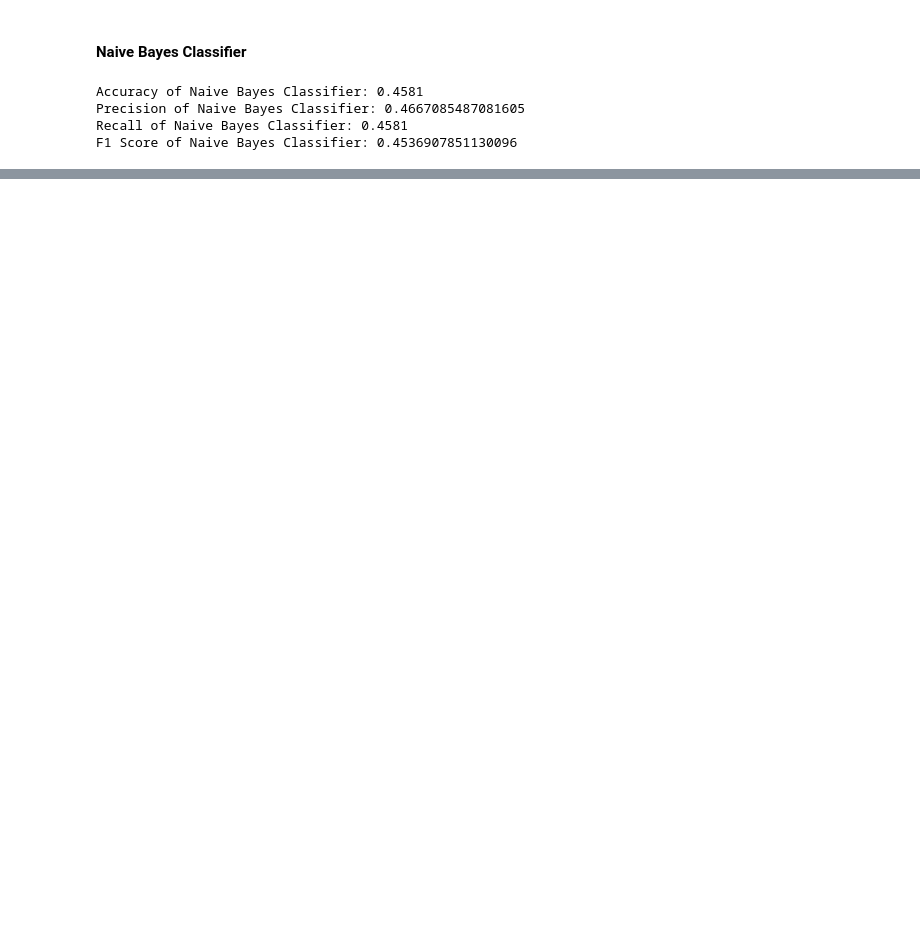
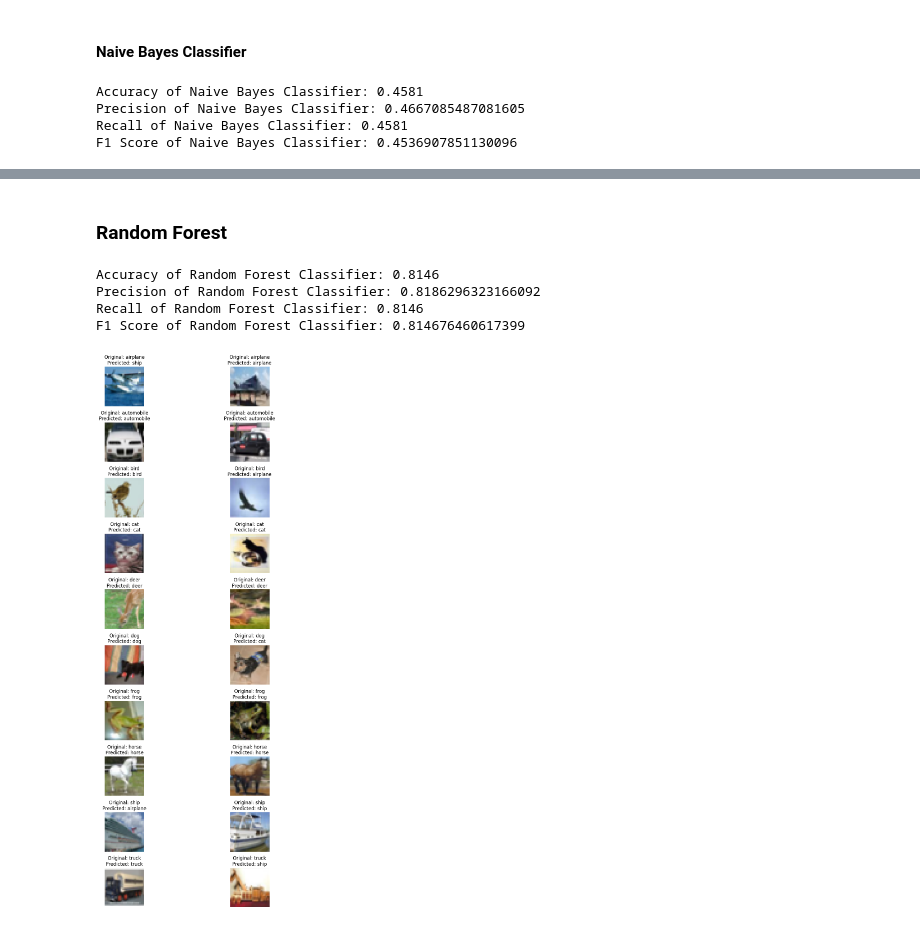
Before and after one commit to b22ee023/prml_object_recognition, a Jupyter notebook: object_recog.ipynb, the cells around one changed output, grey strips where cells are left out. Cells and saved outputs as stored; diff of their text form; code cells hidden in the pictures; blank space fills up the shorter version.

```diff
--- a/object_recog.ipynb
+++ b/object_recog.ipynb
@@ -1532,0 +1502,50 @@ F1 Score of Naive Bayes Classifier: 0.4536907851130096
+# %% [markdown]
+### Random Forest
+# %%
+# Train Random Forest classifier
+random_forest_model = RandomForestClassifier(n_estimators= 250 , max_depth = 10 , min_samples_leaf = 10 , min_samples_split = 15)
+random_forest_model.fit(X_train_CNN, y_train)
+
+y_pred_random_forest = random_forest_model.predict(X_test_CNN)
+
+
+accuracy_random_forest = accuracy_score(y_test, y_pred_random_forest)
+precision_random_forest = precision_score(y_test, y_pred_random_forest, average='weighted')
+recall_random_forest = recall_score(y_test, y_pred_random_forest, average='weighted')
+f1_random_forest = f1_score(y_test, y_pred_random_forest, average='weighted')
+
+print("Accuracy of Random Forest Classifier:", accuracy_random_forest)
+print("Precision of Random Forest Classifier:", precision_random_forest)
+print("Recall of Random Forest Classifier:", recall_random_forest)
+print("F1 Score of Random Forest Classifier:", f1_random_forest)
+# %% [output]
+Accuracy of Random Forest Classifier: 0.8146
+Precision of Random Forest Classifier: 0.8186296323166092
+Recall of Random Forest Classifier: 0.8146
+F1 Score of Random Forest Classifier: 0.814676460617399
+# %%
+import numpy as np
+import matplotlib.pyplot as plt
+
+# Define a function to display images along with their labels
+def plot_images(images, true_labels, pred_labels, class_names):
+    num_classes = len(class_names)
+    num_examples_per_class = 2
+    fig, axes = plt.subplots(num_classes, num_examples_per_class, figsize=(12, 2*num_classes))
+    for i, class_name in enumerate(class_names):
+        class_indices = np.where(true_labels == i)[0]
+        selected_indices = np.random.choice(class_indices, num_examples_per_class, replace=False)
+        for j, idx in enumerate(selected_indices):
+            axes[i, j].imshow(images[idx])
+            axes[i, j].set_title(f'Original: {class_names[true_labels[idx]]}\nPredicted: {class_names[pred_labels[idx]]}')
+            axes[i, j].axis('off')
+    plt.tight_layout()
+    plt.show()
+
+# Define class names
+class_names = np.array(['airplane', 'automobile', 'bird', 'cat', 'deer', 'dog', 'frog', 'horse', 'ship', 'truck'])
+
+# Show images with original and predicted labels
+plot_images(X_test, y_test, y_pred_random_forest, class_names)
+# %% [output]
+[figure, added]
```
Also changed, not shown: parts of 120 cells of this notebook.
